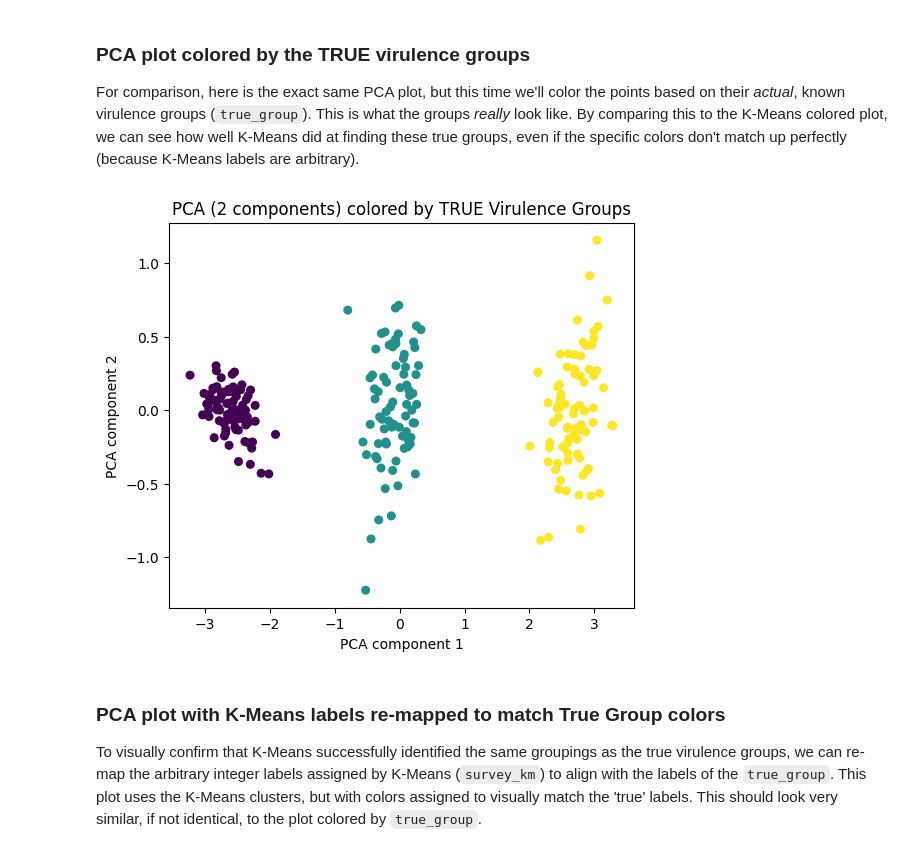
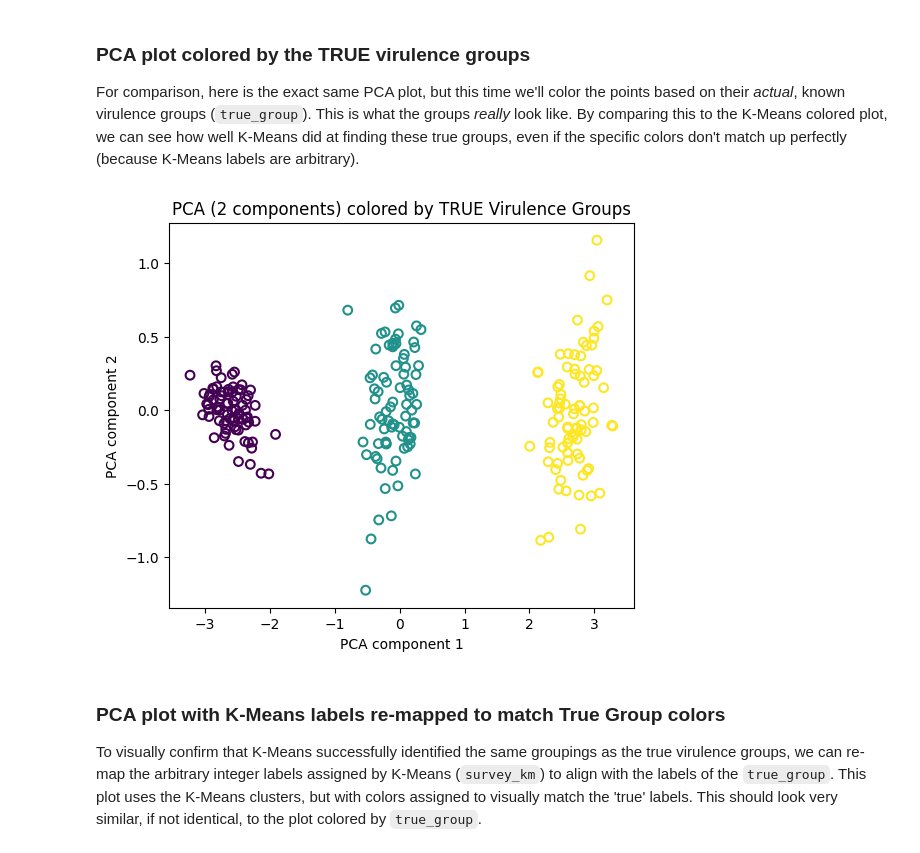
Before and after one commit to PlantHealth-Analytics/topics_ai, a Jupyter notebook: 9_1_Unsupervised_Clustering_2026_1.ipynb, the cells around one changed output. Cells and saved outputs as stored; diff of their text form; code cells hidden in the pictures.

```diff
--- a/9_1_Unsupervised_Clustering_2026_1.ipynb
+++ b/9_1_Unsupervised_Clustering_2026_1.ipynb
@@ -542,15 +543,21 @@ plt.show()
 ### PCA plot colored by the TRUE virulence groups
 
 For comparison, here is the exact same PCA plot, but this time we'll color the points based on their *actual*, known virulence groups (`true_group`). This is what the groups *really* look like. By comparing this to the K-Means colored plot, we can see how well K-Means did at finding these true groups, even if the specific colors don't match up perfectly (because K-Means labels are arbitrary).
-# %%
-plt.figure(figsize=(6, 5))
-plt.scatter(Xs_2d[:,0], Xs_2d[:,1], c=true_group, cmap="viridis", s=30)
-plt.title("PCA (2 components) colored by TRUE Virulence Groups")
-plt.xlabel("PCA component 1")
-plt.ylabel("PCA component 2")
-plt.show()
-# %% [output]
-[figure, removed]
+# %%
+import matplotlib.cm as cm                        # to turn group numbers into colors ourselves
+colors = cm.viridis(true_group / true_group.max())  # map each group (0,1,2) to a viridis color
+
+plt.figure(figsize=(6, 5))                        # new figure, 6 x 5 inches
+plt.scatter(Xs_2d[:,0], Xs_2d[:,1],               # plot the leaves
+            facecolors="none",                    # empty centers
+            edgecolors=colors,                    # colored OUTLINE per leaf (this is the key change)
+            s=40, linewidths=1.5)                 # dot size and ring thickness
+plt.title("PCA (2 components) colored by TRUE Virulence Groups")  # the real answer
+plt.xlabel("PCA component 1")                     # x-axis = first PCA component
+plt.ylabel("PCA component 2")                     # y-axis = second PCA component
+plt.show()                                        # render the figure                                     # render the figure
+# %% [output]
+[figure, added]
 # %% [markdown]
 ### PCA plot with K-Means labels re-mapped to match True Group colors
 
```
Also changed, not shown: parts of 26 cells of this notebook.
